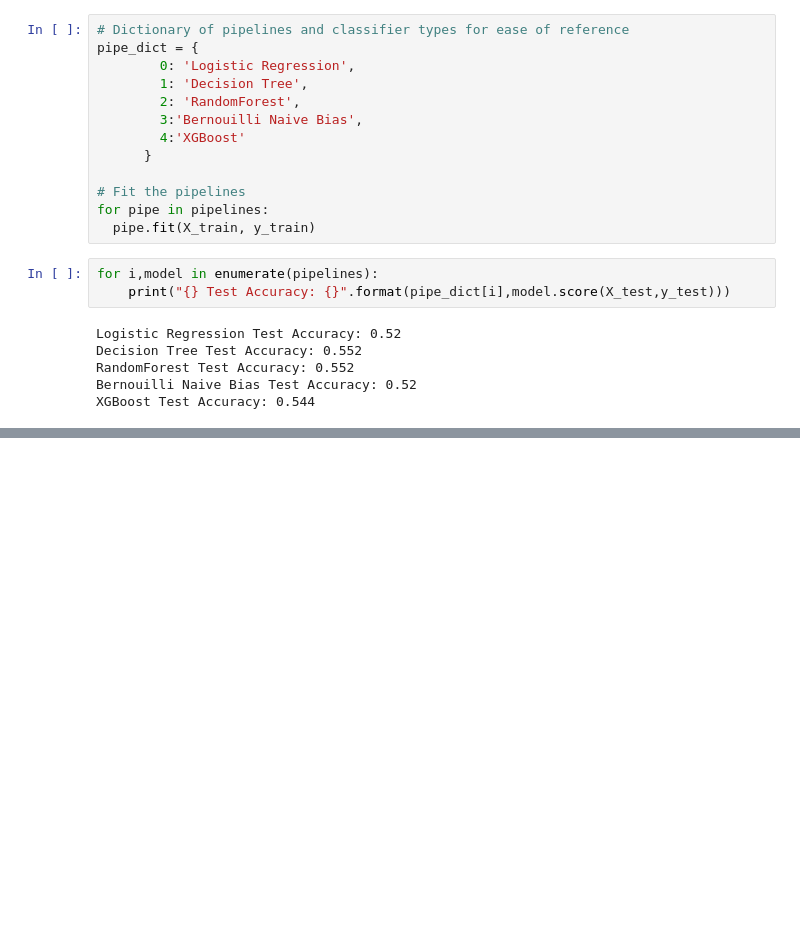
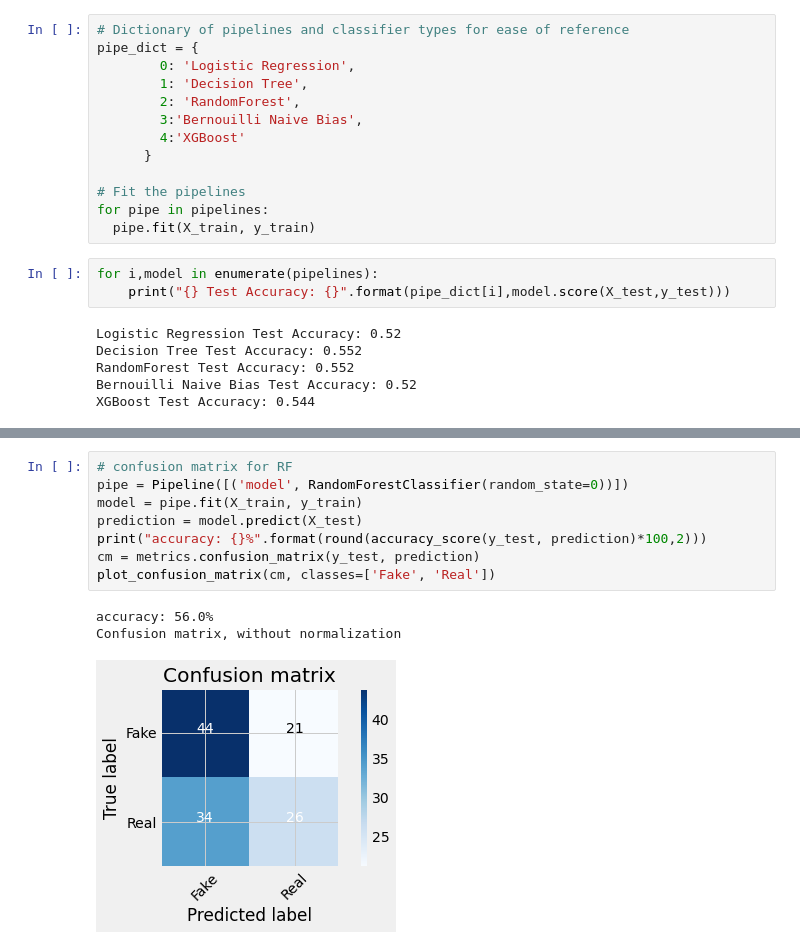
Before and after one commit to 10X-groups/AB-testing, a Jupyter notebook: notebooks/Abtest-mlops.ipynb, the cells around one changed output, grey strips where cells are left out. Drawn from its saved outputs; the diff is of its cells as text; blank space fills up the shorter version.

```diff
--- a/notebooks/Abtest-mlops.ipynb
+++ b/notebooks/Abtest-mlops.ipynb
@@ -459,0 +497,12 @@ XGBoost Test Accuracy: 0.544
+# %%
+# confusion matrix for RF
+pipe = Pipeline([('model', RandomForestClassifier(random_state=0))])
+model = pipe.fit(X_train, y_train)
+prediction = model.predict(X_test)
+print("accuracy: {}%".format(round(accuracy_score(y_test, prediction)*100,2)))
+cm = metrics.confusion_matrix(y_test, prediction)
+plot_confusion_matrix(cm, classes=['Fake', 'Real'])
+# %% [output]
+accuracy: 56.0%
+Confusion matrix, without normalization
+[figure, added]
```
Also changed, not shown: parts of 5 cells of this notebook, 1 other file.
